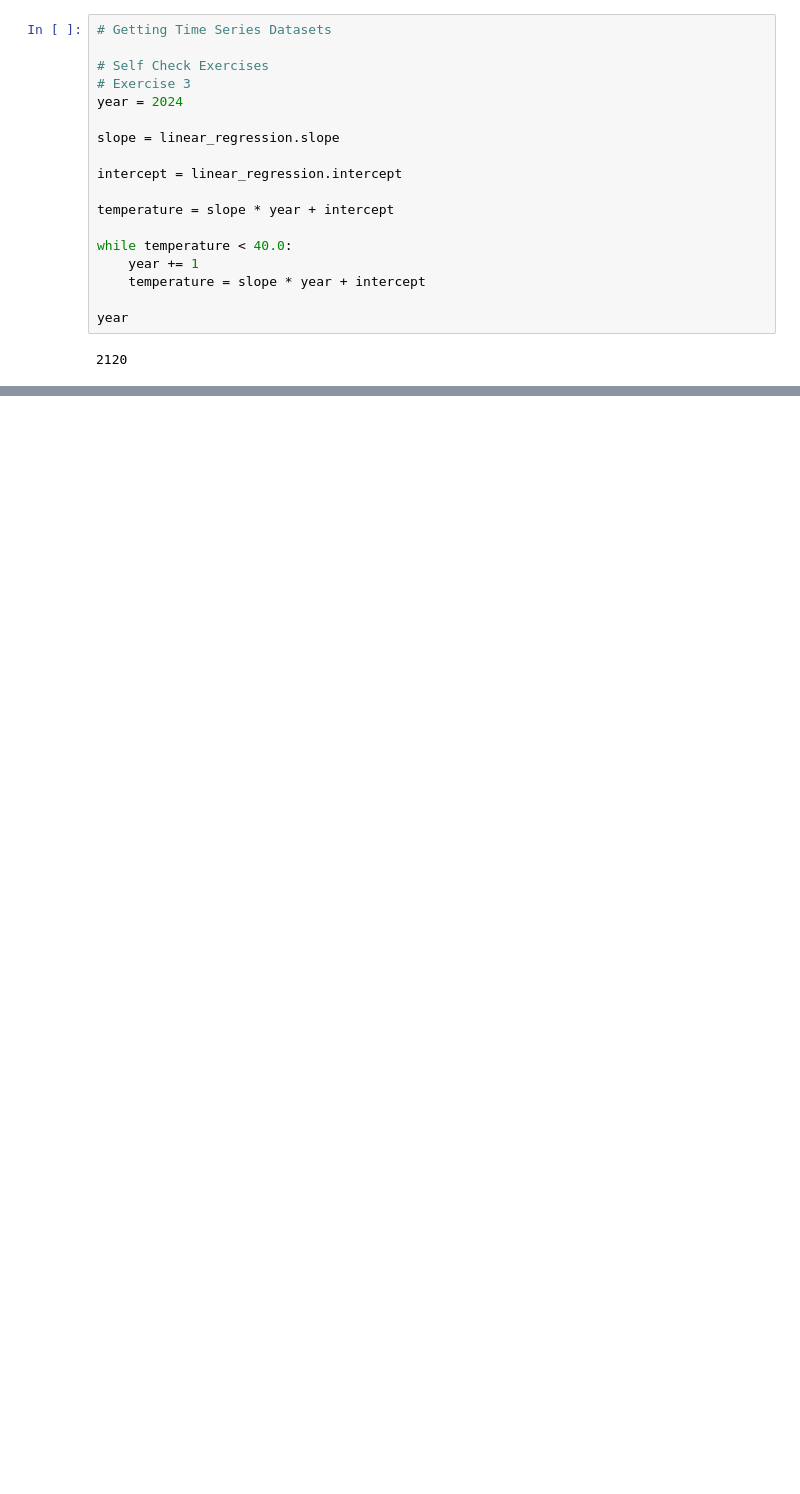
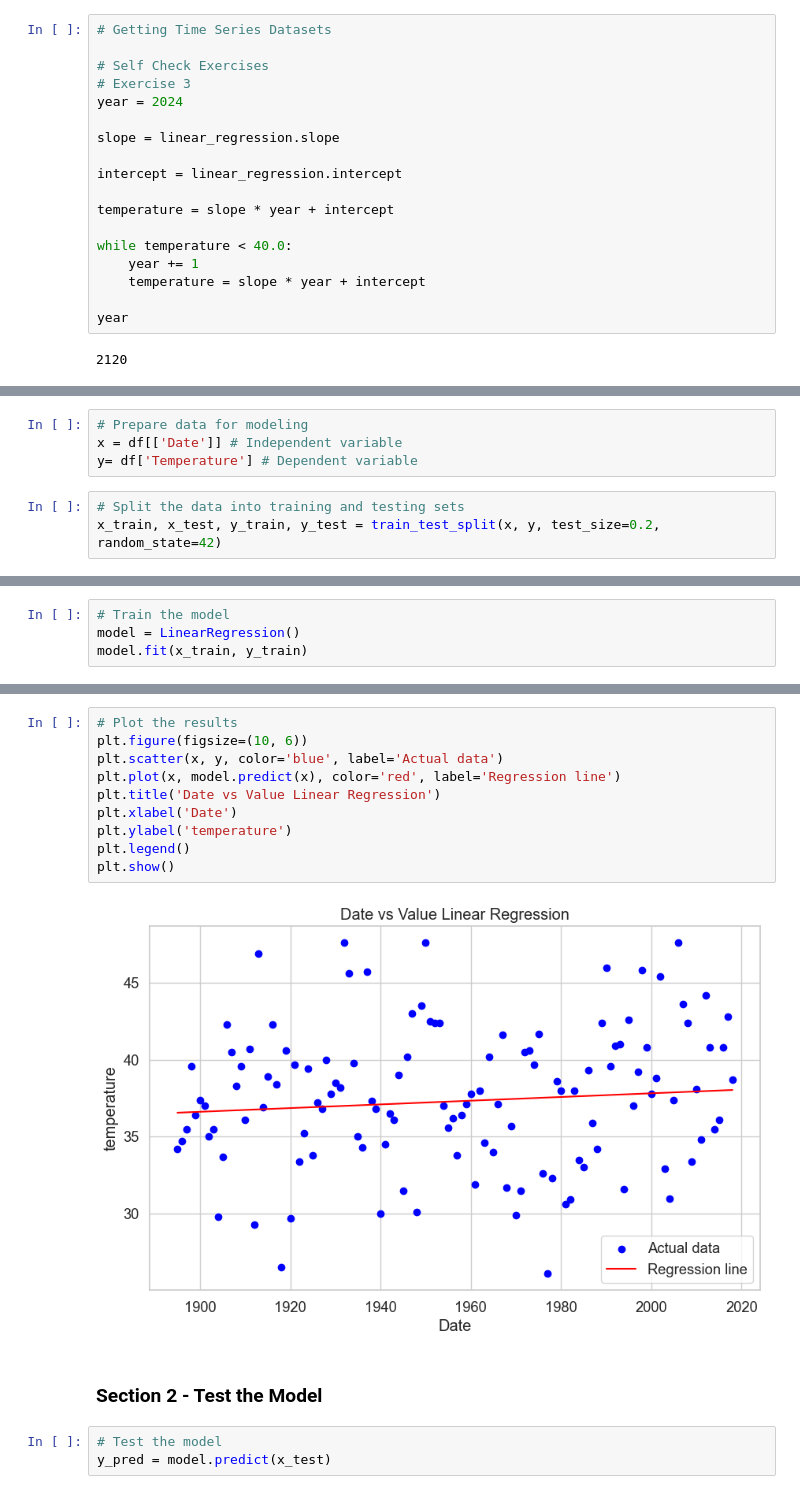
Before and after one commit to Airfirm/datafun-07-ml, a Jupyter notebook: femi_ml.ipynb, the cells around one changed output, grey strips where cells are left out. Drawn from its saved outputs; the diff is of its cells as text; blank space fills up the shorter version.

Commit message:
Part 3 - Prediction Commit!

```diff
--- a/femi_ml.ipynb
+++ b/femi_ml.ipynb
@@ -179,0 +195,7 @@ year
+# %%
+# Prepare data for modeling
+x = df[['Date']] # Independent variable
+y= df['Temperature'] # Dependent variable
+# %%
+# Split the data into training and testing sets
+x_train, x_test, y_train, y_test = train_test_split(x, y, test_size=0.2, random_state=42)
@@ -179,0 +214,4 @@ year
+# %%
+# Train the model
+model = LinearRegression()
+model.fit(x_train, y_train)
@@ -179,0 +231,17 @@ year
+# %%
+# Plot the results
+plt.figure(figsize=(10, 6))
+plt.scatter(x, y, color='blue', label='Actual data')
+plt.plot(x, model.predict(x), color='red', label='Regression line')
+plt.title('Date vs Value Linear Regression')
+plt.xlabel('Date')
+plt.ylabel('temperature')
+plt.legend()
+plt.show()
+# %% [output]
+[figure, added]
+# %% [markdown]
+### Section 2 - Test the Model
+# %%
+# Test the model
+y_pred = model.predict(x_test)
```
Also changed, not shown: parts of 33 cells of this notebook, 1 other file.
